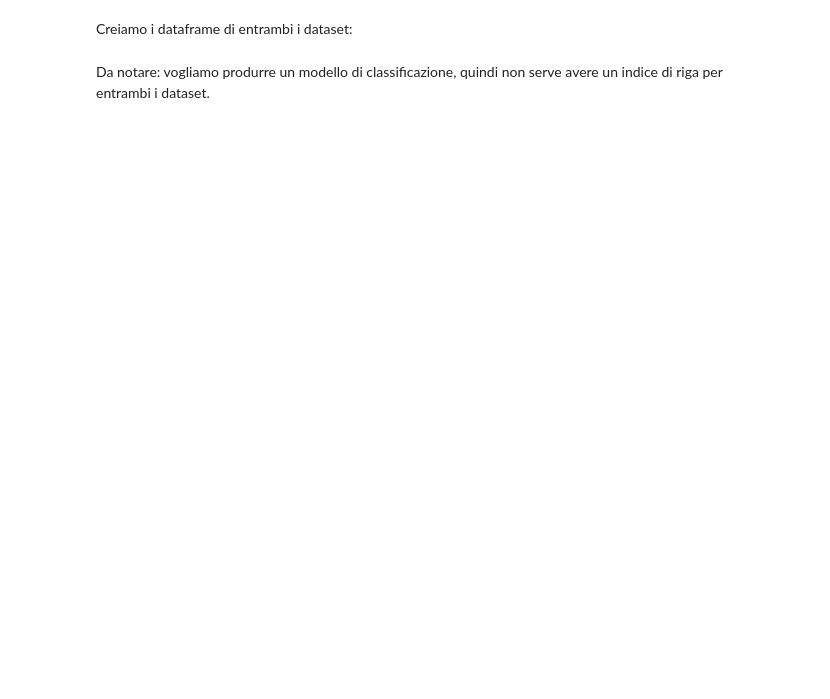
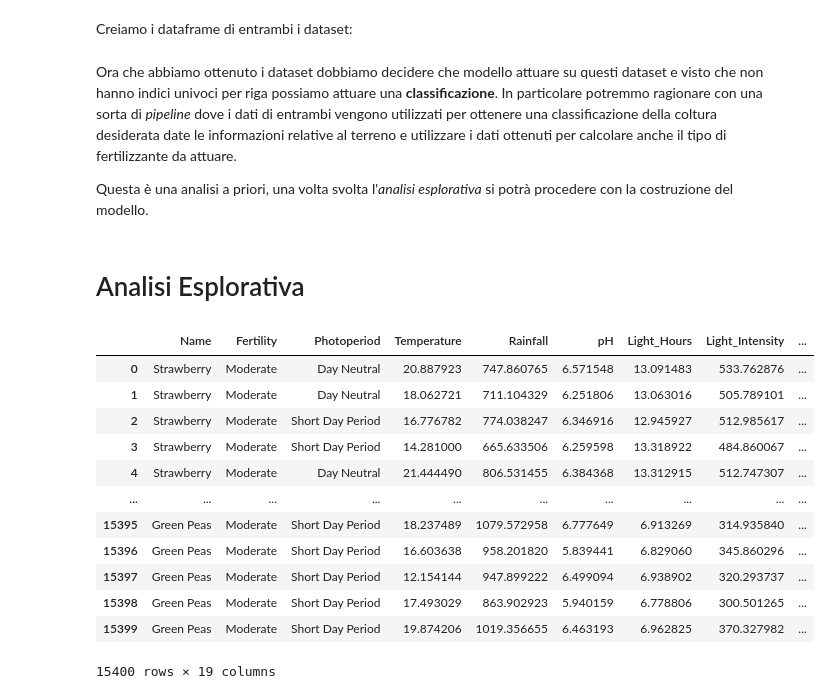
Before and after one commit to Jujez04/data-intensive-project, a Jupyter notebook: main.ipynb, the cells around one changed output. Saved outputs shown, nothing was run; the diff lists cells and outputs as text; code cells hidden in the pictures; blank space fills up the shorter version.

```diff
--- a/main.ipynb
+++ b/main.ipynb
@@ -51,4 +50,24 @@ Creiamo i dataframe di entrambi i dataset:
 soil_df = pd.read_csv(SOIL_DATASET_PATH)
 crop_df = pd.read_csv(CROP_AND_SOIL_DATASET_PATH)
 # %% [markdown]
-Da notare: vogliamo produrre un modello di classificazione, quindi non serve avere un indice di riga per entrambi i dataset.
+Ora che abbiamo ottenuto i dataset dobbiamo decidere che modello attuare su questi dataset e visto che non hanno indici univoci per riga possiamo attuare una **classificazione**. In particolare potremmo ragionare con una sorta di *pipeline* dove i dati di entrambi vengono utilizzati per ottenere una classificazione della coltura desiderata date le informazioni relative al terreno e utilizzare i dati ottenuti per calcolare anche il tipo di fertilizzante da attuare.
+
+Questa è una analisi a priori, una volta svolta l'*analisi esplorativa* si potrà procedere con la costruzione del modello.
+# %% [markdown]
+# Analisi Esplorativa
+# %%
+soil_df
+# %% [output]
+|  | Name | Fertility | Photoperiod | Temperature | Rainfall | pH | Light_Hours | Light_Intensity | ... |
+| 0 | Strawberry | Moderate | Day Neutral | 20.887923 | 747.860765 | 6.571548 | 13.091483 | 533.762876 | ... |
+| 1 | Strawberry | Moderate | Day Neutral | 18.062721 | 711.104329 | 6.251806 | 13.063016 | 505.789101 | ... |
+| 2 | Strawberry | Moderate | Short Day Period | 16.776782 | 774.038247 | 6.346916 | 12.945927 | 512.985617 | ... |
+| 3 | Strawberry | Moderate | Short Day Period | 14.281000 | 665.633506 | 6.259598 | 13.318922 | 484.860067 | ... |
+| 4 | Strawberry | Moderate | Day Neutral | 21.444490 | 806.531455 | 6.384368 | 13.312915 | 512.747307 | ... |
+| ... | ... | ... | ... | ... | ... | ... | ... | ... | ... |
+| 15395 | Green Peas | Moderate | Short Day Period | 18.237489 | 1079.572958 | 6.777649 | 6.913269 | 314.935840 | ... |
+| 15396 | Green Peas | Moderate | Short Day Period | 16.603638 | 958.201820 | 5.839441 | 6.829060 | 345.860296 | ... |
+| 15397 | Green Peas | Moderate | Short Day Period | 12.154144 | 947.899222 | 6.499094 | 6.938902 | 320.293737 | ... |
+| 15398 | Green Peas | Moderate | Short Day Period | 17.493029 | 863.902923 | 5.940159 | 6.778806 | 300.501265 | ... |
+| 15399 | Green Peas | Moderate | Short Day Period | 19.874206 | 1019.356655 | 6.463193 | 6.962825 | 370.327982 | ... |
+15400 rows × 19 columns
```
Also changed, not shown: parts of 9 cells of this notebook.
